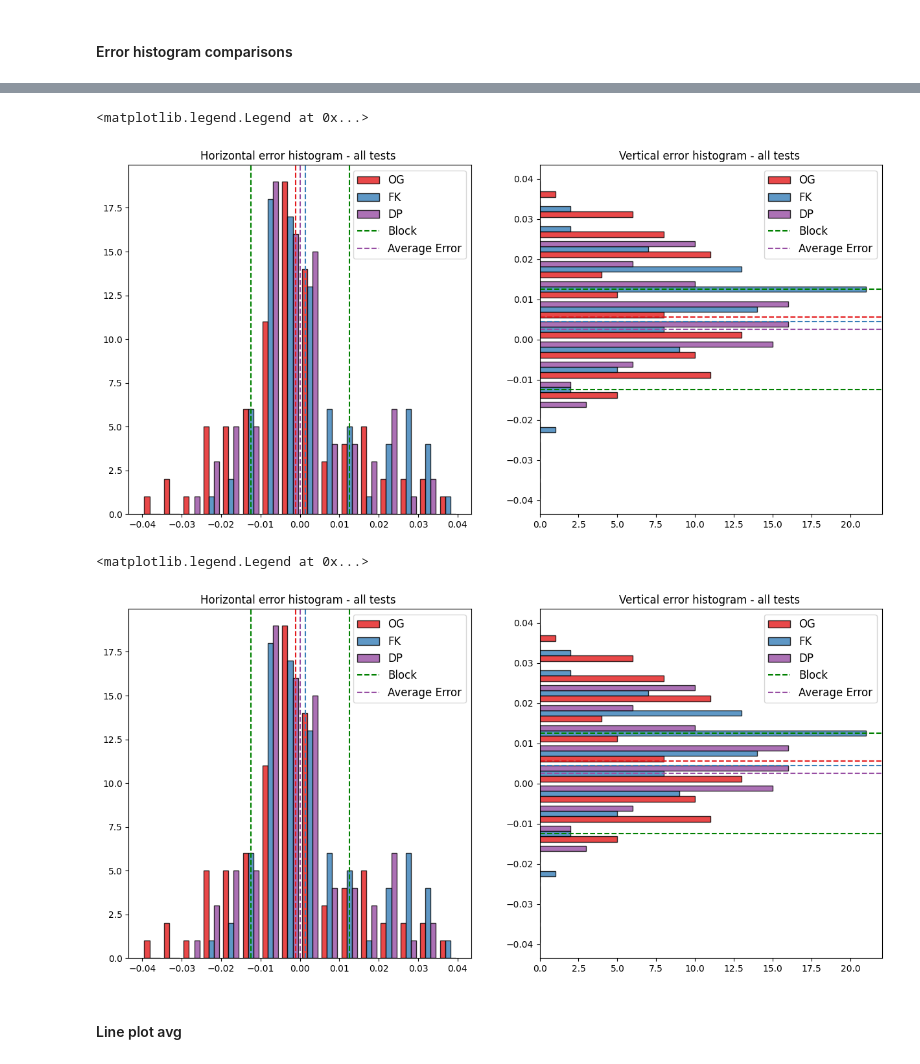
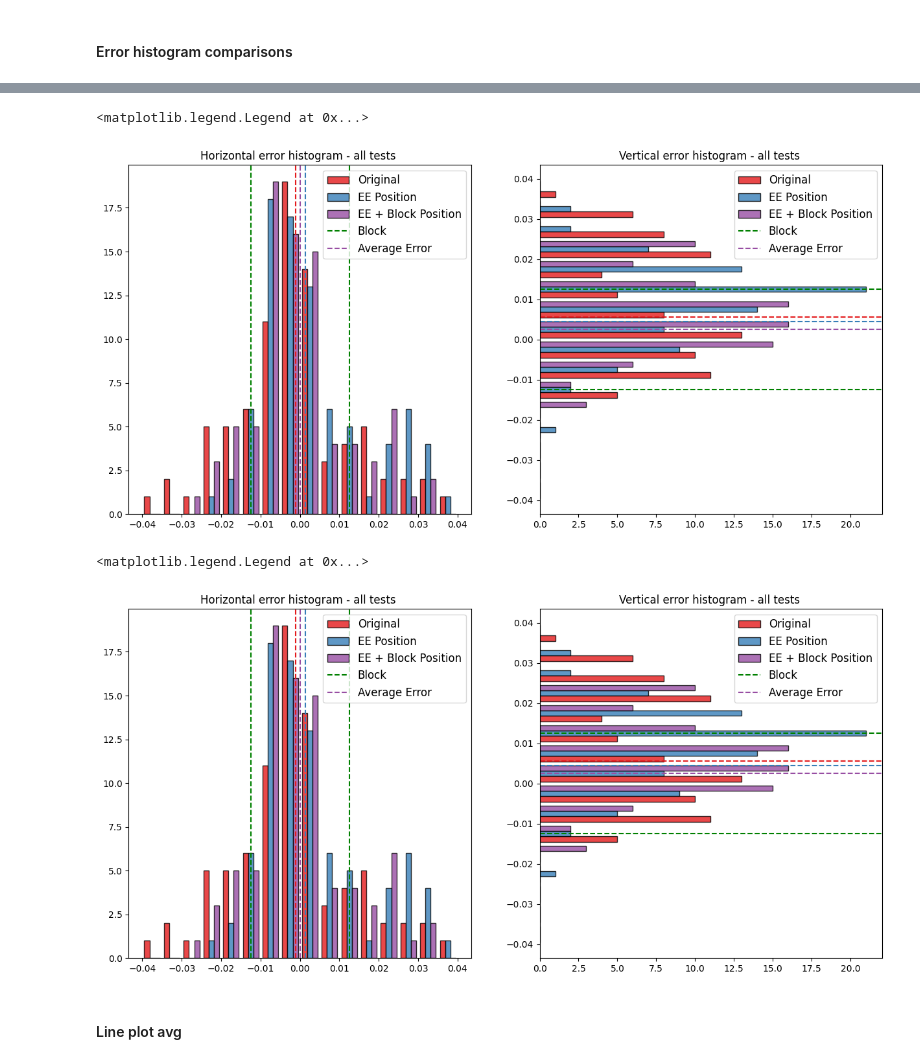
Before and after one commit to nicolas-duque/lerobot, a Jupyter notebook: lerobot/plots/eval_plots.ipynb, the cells around one changed output, grey strips where cells are left out. Cells and saved outputs as stored; diff of their text form; code cells hidden in the pictures.

```diff
--- a/lerobot/plots/eval_plots.ipynb
+++ b/lerobot/plots/eval_plots.ipynb
@@ -733,6 +766,8 @@ t_fs = 14
 
 avg_ep = np.array(avg_ep)
 avg_err = np.array(avg_err)
+std = np.array(std)
+std_ds = np.array(std_ds)
 
 total_grasp = np.stack(total_grasp, axis=0)
 print(total_grasp.shape)
@@ -763,6 +798,30 @@ axs2[2].legend(fontsize=l_fs)
 
 
 fig2.tight_layout()
+
+
+fig3, axs3 = plt.subplots(2, 1, figsize=(15, 10))
+ds_values = range(0,25,2)
+
+axs3[0].plot(std[:,0], color='blue', marker='o', linestyle='-', linewidth=2, markersize=5, label='Std. dev. X')
+axs3[0].plot(ds_values, std_ds[:,0], color='blue', marker='x', linestyle='--', linewidth=2, markersize=15, label='Dataset Std. dev. X')
+
+axs3[0].set_xticks(range(25),pos, fontsize=l_fs)
+axs3[0].set_xlabel('Test position', fontsize=l_fs)
+axs3[0].set_ylabel('Std. dev', fontsize=l_fs)
+axs3[0].set_title('Average grasping position horizontal standard deviation', fontsize=t_fs)
+axs3[0].legend(fontsize=l_fs)
+
+axs3[1].plot(std[:,1], color='red', marker='o', linestyle='-', linewidth=2, markersize=5, label='Std. dev. Y')
+axs3[1].plot(ds_values,std_ds[:,1], color='red', marker='x', linestyle='--', linewidth=2, markersize=10, label='Dataset Std. dev. Y')
+
+axs3[1].set_xticks(range(25),pos, fontsize=l_fs)
+axs3[1].set_xlabel('Training checkpoint', fontsize=l_fs)
+axs3[1].set_ylabel('Std. dev', fontsize=l_fs)
+axs3[1].set_title('Average grasping position vertical standard deviation', fontsize=t_fs)
+axs3[1].legend(fontsize=l_fs)
+
+fig3.tight_layout()
 # %% [output]
 (25, 7, 3)
 [figure]
@@ -1462,14 +1519,17 @@ eps = int(len(episodes)/len(box_avg))
 d_xy_dp = []
 avg_ep_dp_eps = []
 avg_err_dp_eps = []
+std_dp = []
 
 d_xy_fk = []
 avg_ep_fk_eps = []
 avg_err_fk_eps = []
+std_fk = []
 
 d_xy_og = []
 avg_ep_og_eps = []
 avg_err_og_eps = []
+std_og = []
 
 ##### GRASPING POSITIONS #####
 for i in range(len(box_avg)):
@@ -1477,24 +1537,27 @@ for i in range(len(box_avg)):
     box_pos = box_avg[i]
 
     ## OG averages
-    avg_ep, d_xy, avg_err = get_averages(obs_grasp_og[i*eps:(i+1)*eps], grasp_angle_og[i*eps:(i+1)*eps], box_pos)
+    avg_ep, d_xy, avg_err, std = get_averages(obs_grasp_og[i*eps:(i+1)*eps], grasp_angle_og[i*eps:(i+1)*eps], box_pos)
     avg_ep_og_eps.append(avg_ep)
     d_xy_og.append(d_xy)
     avg_err_og_eps.append(avg_err)
+    std_og.append(std)
     total_grasp_og.append(obs_grasp_og[i*eps:(i+1)*eps])
 
     ## FK averages
-    avg_ep, d_xy, avg_err = get_averages(obs_grasp_fk[i*eps:(i+1)*eps], grasp_angle_fk[i*eps:(i+1)*eps], box_pos)
+    avg_ep, d_xy, avg_err, std = get_averages(obs_grasp_fk[i*eps:(i+1)*eps], grasp_angle_fk[i*eps:(i+1)*eps], box_pos)
     avg_ep_fk_eps.append(avg_ep)
     d_xy_fk.append(d_xy)
     avg_err_fk_eps.append(avg_err)
+    std_fk.append(std)
     total_grasp_fk.append(obs_grasp_fk[i*eps:(i+1)*eps])
 
     ## DP averages
-    avg_ep, d_xy, avg_err = get_averages(obs_grasp_dp[i*eps:(i+1)*eps], grasp_angle_dp[i*eps:(i+1)*eps], box_pos)
+    avg_ep, d_xy, avg_err, std = get_averages(obs_grasp_dp[i*eps:(i+1)*eps], grasp_angle_dp[i*eps:(i+1)*eps], box_pos)
     avg_ep_dp_eps.append(avg_ep)
     d_xy_dp.append(d_xy)
     avg_err_dp_eps.append(avg_err)
+    std_dp.append(std)
     total_grasp_dp.append(obs_grasp_dp[i*eps:(i+1)*eps])
 
     fc = color
@@ -1723,36 +1716,36 @@ avg_err_unknown_fk = [np.mean(d_xy_reshape_fk[:, 1]), np.mean(d_xy_reshape_fk[:,
 avg_err_success_unknown_fk = [np.mean(d_xy_reshape_fk[succ_unknown_fk == 1, 1]), np.mean(d_xy_reshape_fk[succ_unknown_fk == 1, 0]), round(np.mean(np.linalg.norm(d_xy_reshape_fk[succ_unknown_fk == 1], axis=1)),3)]
 avg_err_failed_unknown_fk = [np.mean(d_xy_reshape_fk[succ_unknown_fk == 0, 1]), np.mean(d_xy_reshape_fk[succ_unknown_fk == 0, 0]), round(np.mean(np.linalg.norm(d_xy_reshape_fk[succ_unknown_fk == 0], axis=1)),3)]
 
 d_xy_reshape_dp = d_xy_unknown_dp.transpose(0,2,1).reshape(-1,3)
 avg_err_unknown_dp = [np.mean(d_xy_reshape_dp[:, 1]), np.mean(d_xy_reshape_dp[:, 0]), round(np.mean(np.linalg.norm(d_xy_reshape_dp, axis=1)),3)]
 avg_err_success_unknown_dp = [np.mean(d_xy_reshape_dp[succ_unknown_dp == 1, 1]), np.mean(d_xy_reshape_dp[succ_unknown_dp == 1, 0]), round(np.mean(np.linalg.norm(d_xy_reshape_dp[succ_unknown_dp == 1], axis=1)),3)]
 avg_err_failed_unknown_dp = [np.mean(d_xy_reshape_dp[succ_unknown_dp == 0, 1]), np.mean(d_xy_reshape_dp[succ_unknown_dp == 0, 0]), round(np.mean(np.linalg.norm(d_xy_reshape_dp[succ_unknown_dp == 0], axis=1)),3)]
 
 
 fig_comp_uea, axs_comp_uea = plt.subplots(1,2, figsize=(15, 7))
 
-axs_comp_uea[0].hist([d_xy_reshape_og[:,1],d_xy_reshape_fk[:,1],d_xy_reshape_dp[:,1]],label=['OG','FK','DP'], color=[colors[0], colors[1], colors[3]], stacked = False, bins=bins, alpha = 0.8, edgecolor='black')
+axs_comp_uea[0].hist([d_xy_reshape_og[:,1],d_xy_reshape_fk[:,1],d_xy_reshape_dp[:,1]],label=['Original','EE Position','EE + Block Position'], color=[colors[0], colors[1], colors[3]], stacked = False, bins=bins, alpha = 0.8, edgecolor='black')
 
 axs_comp_uea[0].set_title("Horizontal error histogram - all tests ")
 axs_comp_uea[0].axvline(0.0125, color='green', linestyle='--', label='Block')
 axs_comp_uea[0].axvline(-0.0125, color='green', linestyle='--')
 axs_comp_uea[0].axvline(avg_err_og[0], color=colors[0], linestyle='--')
 axs_comp_uea[0].axvline(avg_err_fk[0], color=colors[1], linestyle='--')
 axs_comp_uea[0].axvline(avg_err_dp[0], color=colors[3], linestyle='--', label='Average Error')
 axs_comp_uea[0].legend(fontsize=12)
 
-axs_comp_uea[1].hist([d_xy_reshape_og[:,0],d_xy_reshape_fk[:,0],d_xy_reshape_dp[:,0]],label=['OG','FK','DP'], color=[colors[0], colors[1], colors[3]], stacked = False, bins=bins, alpha = 0.8, edgecolor='black', orientation='horizontal')
+axs_comp_uea[1].hist([d_xy_reshape_og[:,0],d_xy_reshape_fk[:,0],d_xy_reshape_dp[:,0]],label=['Original','EE Position','EE + Block Position'], color=[colors[0], colors[1], colors[3]], stacked = False, bins=bins, alpha = 0.8, edgecolor='black', orientation='horizontal')
 
 axs_comp_uea[1].set_title("Vertical error histogram - all tests ")
 axs_comp_uea[1].axhline(0.0125, color='green', linestyle='--')
 axs_comp_uea[1].axhline(-0.0125, color='green', linestyle='--', label='Block')
 axs_comp_uea[1].axhline(avg_err_og[1], color=colors[0], linestyle='--')
 axs_comp_uea[1].axhline(avg_err_fk[1], color=colors[1], linestyle='--')
 axs_comp_uea[1].axhline(avg_err_dp[1], color=colors[3], linestyle='--', label='Average Error')
 axs_comp_uea[1].legend(fontsize=12)
 # %% [output]
 <matplotlib.legend.Legend at 0x...>
-[figure, old version]
+[figure, new version]
 # %%
 ############UNKNOWN ERROR ANALYSIS############
 # Define bin width
@@ -1791,7 +1784,7 @@ avg_err_failed_known_dp = [np.mean(d_xy_reshape_dp[succ_known_dp == 0, 1]), np.m
 
 fig_comp_uea, axs_comp_uea = plt.subplots(1,2, figsize=(15, 7))
 
-axs_comp_uea[0].hist([d_xy_reshape_og[:,1],d_xy_reshape_fk[:,1],d_xy_reshape_dp[:,1]],label=['OG','FK','DP'], color=[colors[0], colors[1], colors[3]], stacked = False, bins=bins, alpha = 0.8, edgecolor='black')
+axs_comp_uea[0].hist([d_xy_reshape_og[:,1],d_xy_reshape_fk[:,1],d_xy_reshape_dp[:,1]],label=['Original','EE Position','EE + Block Position'], color=[colors[0], colors[1], colors[3]], stacked = False, bins=bins, alpha = 0.8, edgecolor='black')
 
 axs_comp_uea[0].set_title("Horizontal error histogram - all tests ")
 axs_comp_uea[0].axvline(0.0125, color='green', linestyle='--', label='Block')
@@ -1801,7 +1794,7 @@ axs_comp_uea[0].axvline(avg_err_fk[0], color=colors[1], linestyle='--')
 axs_comp_uea[0].axvline(avg_err_dp[0], color=colors[3], linestyle='--', label='Average Error')
 axs_comp_uea[0].legend(fontsize=12)
 
-axs_comp_uea[1].hist([d_xy_reshape_og[:,0],d_xy_reshape_fk[:,0],d_xy_reshape_dp[:,0]],label=['OG','FK','DP'], color=[colors[0], colors[1], colors[3]], stacked = False, bins=bins, alpha = 0.8, edgecolor='black', orientation='horizontal')
+axs_comp_uea[1].hist([d_xy_reshape_og[:,0],d_xy_reshape_fk[:,0],d_xy_reshape_dp[:,0]],label=['Original','EE Position','EE + Block Position'], color=[colors[0], colors[1], colors[3]], stacked = False, bins=bins, alpha = 0.8, edgecolor='black', orientation='horizontal')
 
 axs_comp_uea[1].set_title("Vertical error histogram - all tests ")
 axs_comp_uea[1].axhline(0.0125, color='green', linestyle='--')
@@ -1812,7 +1805,7 @@ axs_comp_uea[1].axhline(avg_err_dp[1], color=colors[3], linestyle='--', label='A
 axs_comp_uea[1].legend(fontsize=12)
 # %% [output]
 <matplotlib.legend.Legend at 0x...>
-[figure, old version]
+[figure, new version]
 # %% [markdown]
 #### Line plot avg ####
 # %%
```
Also changed, not shown: parts of 9 cells of this notebook.
